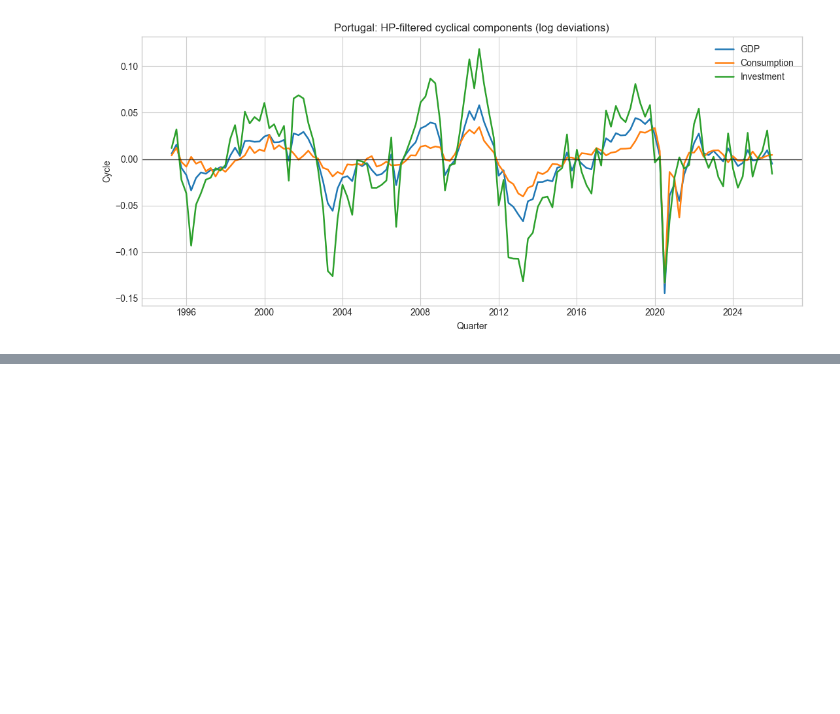
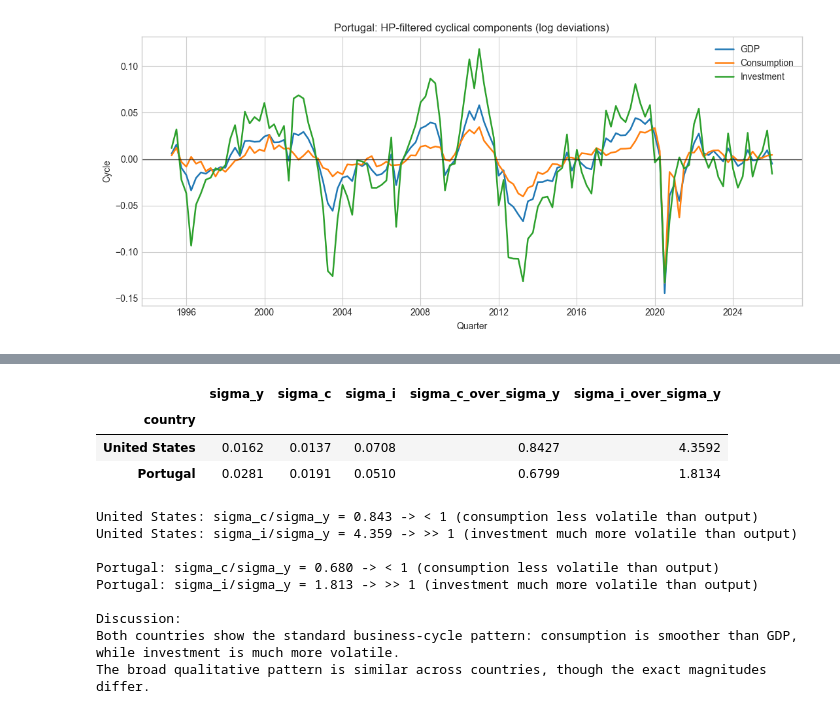
Before and after one commit to rohde01/Macroeconomics-III, a Jupyter notebook: Assignments/2/assignment2.ipynb, the cells around one changed output, grey strips where cells are left out. Cells and saved outputs as stored; diff of their text form; code cells hidden in the pictures; blank space fills up the shorter version.

```diff
--- a/Assignments/2/assignment2.ipynb
+++ b/Assignments/2/assignment2.ipynb
@@ -87,0 +96,50 @@ plot_country_cycles(pt_cycle, "Portugal")
+# %%
+def volatility_summary(cycle_df: pd.DataFrame, country: str) -> pd.Series:
+    stds = cycle_df[["GDP", "Consumption", "Investment"]].std()
+    return pd.Series(
+        {
+            "country": country,
+            "sigma_y": stds["GDP"],
+            "sigma_c": stds["Consumption"],
+            "sigma_i": stds["Investment"],
+            "sigma_c_over_sigma_y": stds["Consumption"] / stds["GDP"],
+            "sigma_i_over_sigma_y": stds["Investment"] / stds["GDP"],
+        }
+    )
+
+
+vol_table = pd.DataFrame(
+    [
+        volatility_summary(us_cycle, "United States"),
+        volatility_summary(pt_cycle, "Portugal"),
+    ]
+).set_index("country")
+
+# Display main results with readable formatting.
+display(vol_table.round(4))
+
+for country, row in vol_table.iterrows():
+    c_ratio = row["sigma_c_over_sigma_y"]
+    i_ratio = row["sigma_i_over_sigma_y"]
+    c_text = "< 1 (consumption less volatile than output)" if c_ratio < 1 else ">= 1 (consumption not less volatile than output)"
+    i_text = ">> 1 (investment much more volatile than output)" if i_ratio > 1.5 else "> 1 (investment more volatile than output, but not by a lot)"
+    print(f"{country}: sigma_c/sigma_y = {c_ratio:.3f} -> {c_text}")
+    print(f"{country}: sigma_i/sigma_y = {i_ratio:.3f} -> {i_text}\n")
+
+print("Discussion:")
+print("Both countries show the standard business-cycle pattern: consumption is smoother than GDP, while investment is much more volatile.")
+print("The broad qualitative pattern is similar across countries, though the exact magnitudes differ.")
+# %% [output]
+|  | sigma_y | sigma_c | sigma_i | sigma_c_over_sigma_y | sigma_i_over_sigma_y |
+| country |  |  |  |  |  |
+| United States | 0.0162 | 0.0137 | 0.0708 | 0.8427 | 4.3592 |
+| Portugal | 0.0281 | 0.0191 | 0.0510 | 0.6799 | 1.8134 |
+United States: sigma_c/sigma_y = 0.843 -> < 1 (consumption less volatile than output)
+United States: sigma_i/sigma_y = 4.359 -> >> 1 (investment much more volatile than output)
+
+Portugal: sigma_c/sigma_y = 0.680 -> < 1 (consumption less volatile than output)
+Portugal: sigma_i/sigma_y = 1.813 -> >> 1 (investment much more volatile than output)
+
+Discussion:
+Both countries show the standard business-cycle pattern: consumption is smoother than GDP, while investment is much more volatile.
+The broad qualitative pattern is similar across countries, though the exact magnitudes differ.
```
Also changed, not shown: parts of 1 cell of this notebook.
